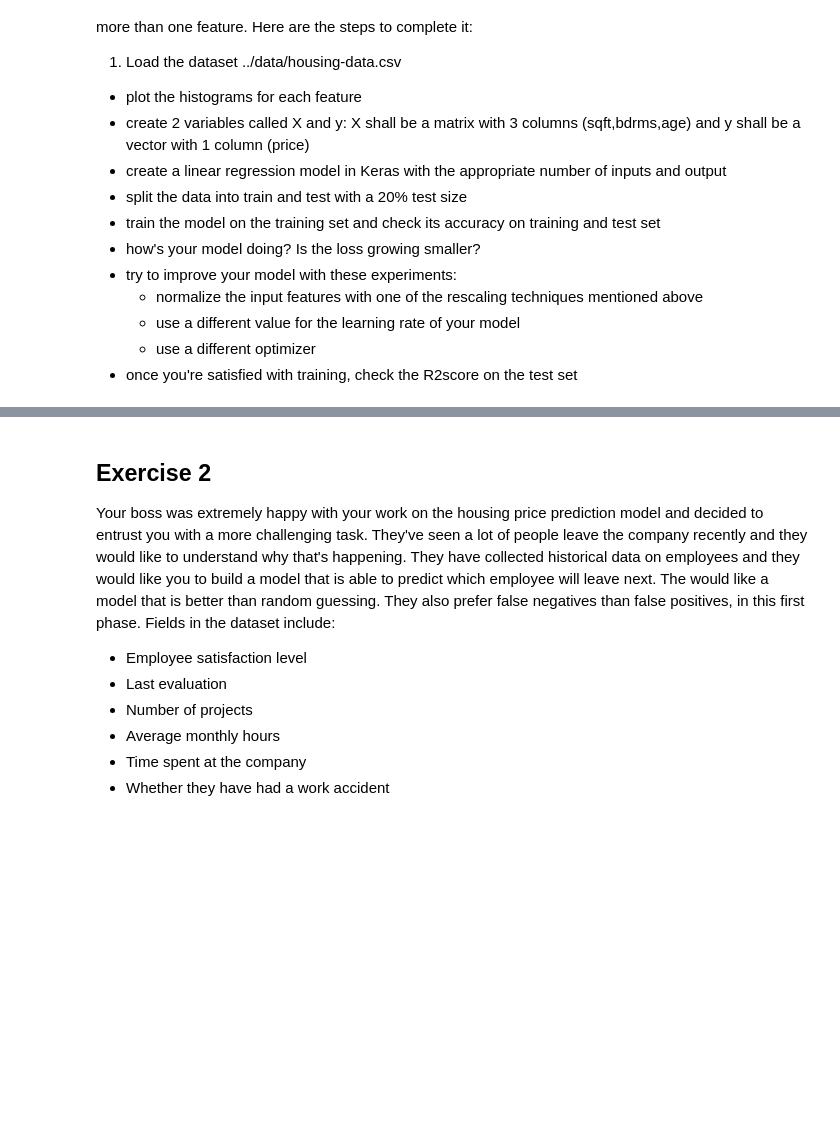
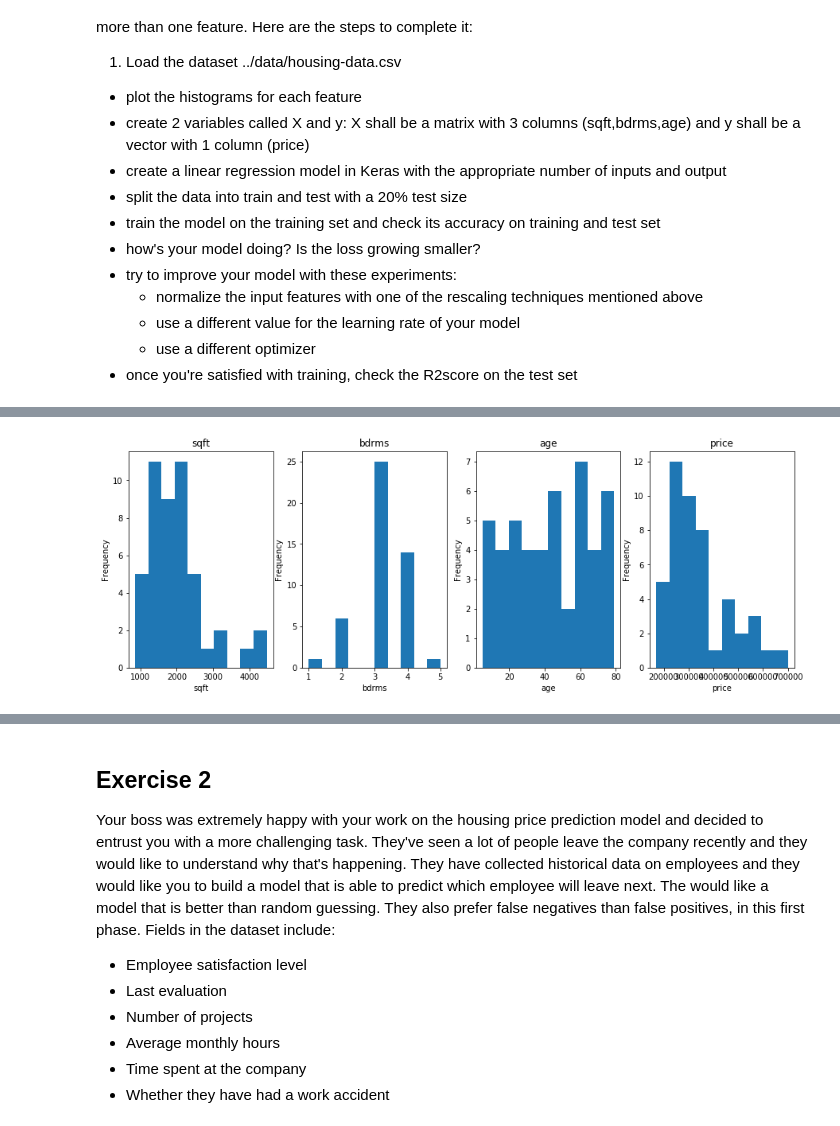
Before and after one commit to tetsu/zero-deep-learning, a Jupyter notebook: course/3 Machine Learning.ipynb, the cells around one changed output, grey strips where cells are left out. Drawn from its saved outputs; the diff is of its cells as text; code cells hidden in the pictures; blank space fills up the shorter version.

```diff
--- a/course/3 Machine Learning.ipynb
+++ b/course/3 Machine Learning.ipynb
@@ -490,3 +558,5 @@ You've just been hired at a real estate investment firm and they would like you
     - use a different value for the learning rate of your model
     - use a different optimizer
 - once you're satisfied with training, check the R2score on the test set
+# %%
+df1 = pd.read_csv('../data/housing-data.csv')
@@ -492,0 +572,9 @@ You've just been hired at a real estate investment firm and they would like you
+# %%
+plt.figure(figsize=(15, 5))
+
+for i, feature in enumerate(['sqft', 'bdrms', 'age', 'price']):
+    plt.subplot(1, 4, i+1)
+    df1[feature].plot(kind='hist', title=feature)
+    plt.xlabel(feature)
+# %% [output]
+[figure, added]
```
Also changed, not shown: parts of 25 cells of this notebook.
